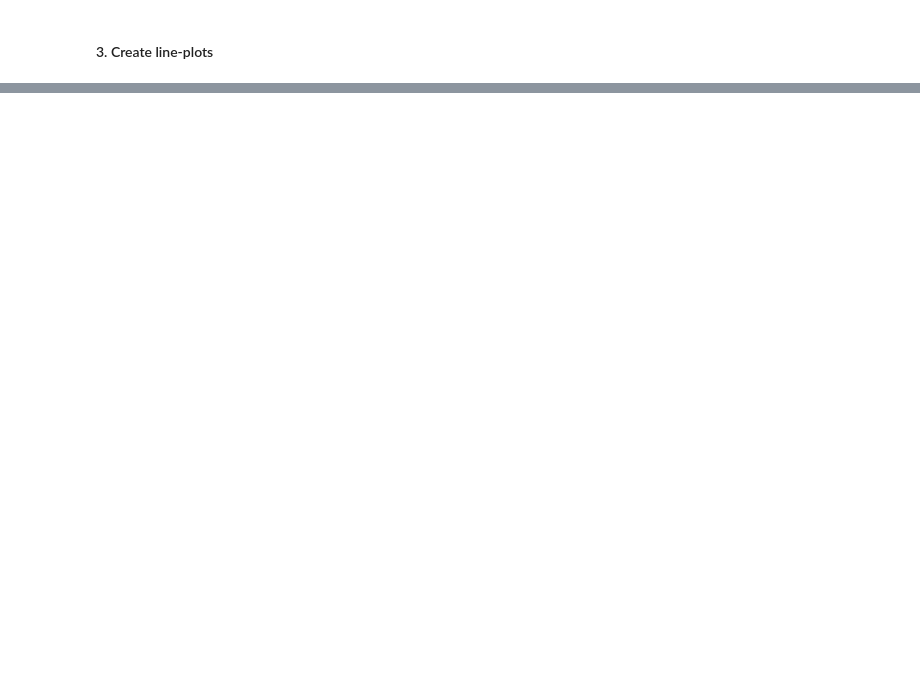
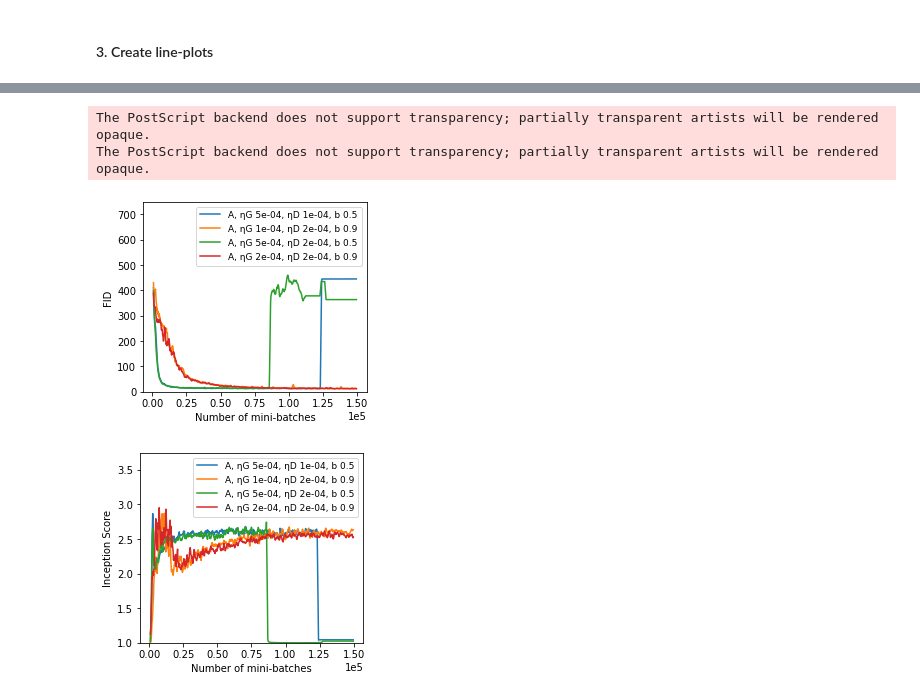
Before and after one commit to TheofilosBel/optml_miniprj, a Jupyter notebook: src/analysis/DCGAN_exp_analysis.ipynb, the cells around one changed output, grey strips where cells are left out. Drawn from its saved outputs; the diff is of its cells as text; code cells hidden in the pictures; blank space fills up the shorter version.

```diff
--- a/src/analysis/DCGAN_exp_analysis.ipynb
+++ b/src/analysis/DCGAN_exp_analysis.ipynb
@@ -175,0 +352,79 @@ fig.show()
+# %%
+# Adam figures
+smoothing = 4
+min_threshold = 11.1
+#top-10 case
+#min_threshold = 13.7
+
+cols_filter = (metrics_df['optimizer']=='Adam') & \
+                (metrics_df['bsz']==128) & \
+                (metrics_df['iter']<150000) & \
+                (metrics_df['loss']=="St")
+
+adam_optimizer_df = metrics_df[cols_filter]
+adam_grouped_df = adam_optimizer_df.groupby('name')['FID'].min().reset_index()
+adam_min_name = adam_grouped_df[adam_grouped_df['FID']<min_threshold]['name'].values
+adam_optimizer_df = adam_optimizer_df[adam_optimizer_df['name'].isin(adam_min_name)]
+
+adam_rolling_metrics_df = adam_optimizer_df \
+                            .groupby('name')[['FID', 'IS_mean']] \
+                            .rolling(smoothing) \
+                            .mean() \
+                            .reset_index() \
+                            .drop(columns="name") \
+                            .rename(columns={"level_1":"index", "FID":"roll_FID", "IS_mean":"roll_IS_mean"}) \
+                            .dropna()
+
+adam_optimizer_df = pd.merge(adam_optimizer_df.reset_index(), adam_rolling_metrics_df, on='index')
+
+adam_optimizer_df['parameters'] = 'A'+ \
+                                ', ηG '+adam_optimizer_df['lrG'].map(lambda x: "{:.0e}".format(x)).astype(str)+ \
+                                ', ηD '+adam_optimizer_df['lrD'].map(lambda x: "{:.0e}".format(x)).astype(str)+ \
+                                ', b '+adam_optimizer_df['beta'].astype(str)
+
+# save FID figure
+plt.figure(figsize=(4,3.5))
+ax1 = sns.lineplot(data=adam_optimizer_df, y='roll_FID', x='iter', hue='parameters')
+ax1.legend_.set_title(None)
+ax1.legend(loc='upper right')
+ax1.set(ylim=(0, 750))
+plt.setp(ax1.get_legend().get_texts(), fontsize='9')
+ax1.set_xlabel("Number of mini-batches")
+ax1.set_ylabel("FID")
+#ax1.set_title("Best training parameters per beta-1\n in terms of min FID for Adam");
+ax1.ticklabel_format(style='sci', scilimits=(0,0), axis='x')
+plt.savefig('./figures/Adam_FID.png', bbox_inches='tight', dpi=100)
+plt.savefig('./figures/Adam_FID.eps', bbox_inches='tight', format='eps')
+
+# save IS_mean figure
+plt.figure(figsize=(4,3.5))
+ax1 = sns.lineplot(data=adam_optimizer_df, y='roll_IS_mean', x='iter', hue='parameters')
+ax1.legend_.set_title(None)
+ax1.legend(loc='upper right')
+ax1.set(ylim=(1, 3.75))
+plt.setp(ax1.get_legend().get_texts(), fontsize='9')
+ax1.set_xlabel("Number of mini-batches")
+ax1.set_ylabel("Inception Score")
+#ax1.set_title("Best training parameters per beta-1\n in terms of min FID for Adam");
+ax1.ticklabel_format(style='sci', scilimits=(0,0), axis='x')
+plt.savefig('./figures/Adam_IS.png', bbox_inches='tight', dpi=100)
+plt.savefig('./figures/Adam_IS.eps', bbox_inches='tight', format='eps')
+
+# # save Top 10 FID figure
+# plt.figure(figsize=(10,6))
+# ax1 = sns.lineplot(data=adam_optimizer_df, y='roll_FID', x='iter', hue='parameters')
+# ax1.legend_.set_title(None)
+# ax1.legend(loc='upper right')
+# ax1.set(ylim=(0, 750))
+# plt.setp(ax1.get_legend().get_texts(), fontsize='9')
+# ax1.set_xlabel("Number of mini-batches")
+# ax1.set_ylabel("FID")
+# #ax1.set_title("Top-10 training parameters in terms of min FID for Adam");
+# ax1.ticklabel_format(style='sci', scilimits=(0,0), axis='x')
+# plt.savefig('./figures/TOP10_Adam_FID.png', bbox_inches='tight', dpi=100)
+# plt.savefig('./figures/TOP10_Adam_FID.eps', bbox_inches='tight', format='eps')
+# %% [output]
+The PostScript backend does not support transparency; partially transparent artists will be rendered opaque.
+The PostScript backend does not support transparency; partially transparent artists will be rendered opaque.
+[figure, added]
+[figure, added]
```
Also changed, not shown: parts of 25 cells of this notebook.
